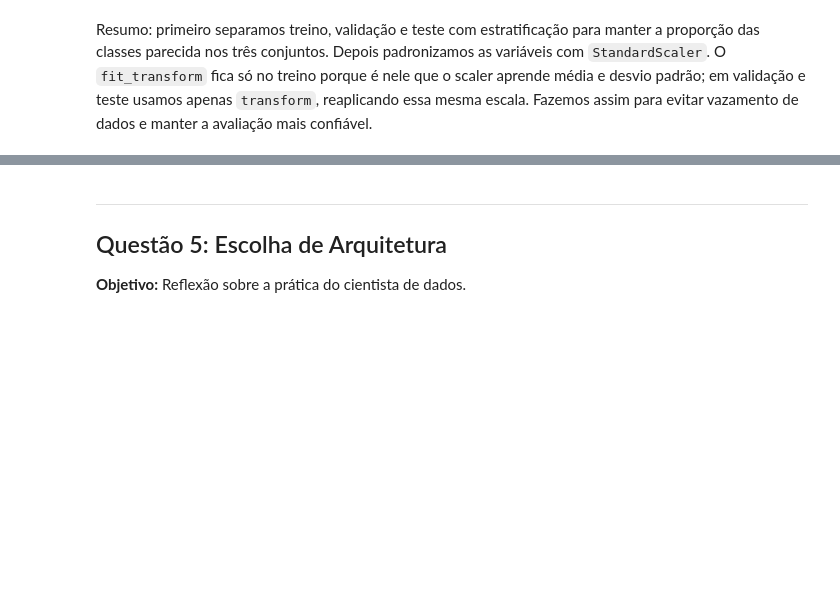
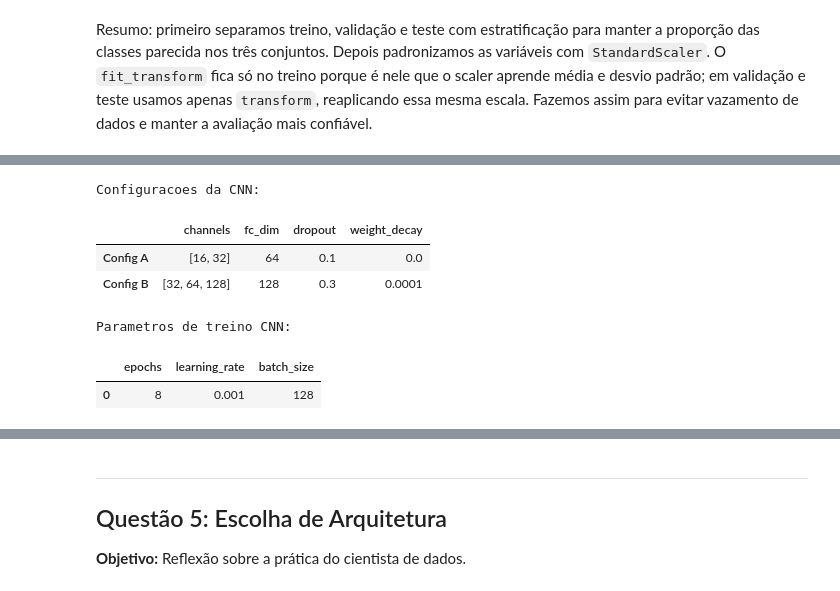
Before and after one commit to Vitorfol/Neural-Networks, a Jupyter notebook: notebook.ipynb, the cells around one changed output, grey strips where cells are left out. Cells and saved outputs as stored; diff of their text form; code cells hidden in the pictures; blank space fills up the shorter version.

```diff
--- a/notebook.ipynb
+++ b/notebook.ipynb
@@ -423,0 +538,66 @@ pass
+# %%
+num_classes = 10
+input_channels = 1
+
+cnn_train_params = {
+    'epochs': 8,
+    'learning_rate': 1e-3,
+    'batch_size': batch_size,
+}
+
+cnn_configs = {
+    'Config A': {
+        'channels': [16, 32],
+        'fc_dim': 64,
+        'dropout': 0.1,
+        'weight_decay': 0.0,
+    },
+    'Config B': {
+        'channels': [32, 64, 128],
+        'fc_dim': 128,
+        'dropout': 0.3,
+        'weight_decay': 1e-4,
+    }
+}
+
+class CNNModel(nn.Module):
+    def __init__(self, channels, fc_dim, dropout=0.0, num_classes=10):
+        super().__init__()
+
+        conv_blocks = []
+        in_ch = 1
+        for out_ch in channels:
+            conv_blocks.append(nn.Conv2d(in_ch, out_ch, kernel_size=3, padding=1))
+            conv_blocks.append(nn.ReLU())
+            conv_blocks.append(nn.MaxPool2d(2))
+            in_ch = out_ch
+        self.features = nn.Sequential(*conv_blocks)
+
+        self.gap = nn.AdaptiveAvgPool2d((4, 4))
+
+        self.classifier = nn.Sequential(
+            nn.Flatten(),
+            nn.Linear(channels[-1] * 4 * 4, fc_dim),
+            nn.ReLU(),
+            nn.Dropout(dropout),
+            nn.Linear(fc_dim, num_classes),
+        )
+
+    def forward(self, x):
+        x = self.features(x)
+        x = self.gap(x)
+        x = self.classifier(x)
+        return x
+
+print('Configuracoes da CNN:')
+display(pd.DataFrame(cnn_configs).T)
+print('Parametros de treino CNN:')
+display(pd.DataFrame([cnn_train_params]))
+# %% [output]
+Configuracoes da CNN:
+|  | channels | fc_dim | dropout | weight_decay |
+| Config A | [16, 32] | 64 | 0.1 | 0.0 |
+| Config B | [32, 64, 128] | 128 | 0.3 | 0.0001 |
+Parametros de treino CNN:
+|  | epochs | learning_rate | batch_size |
+| 0 | 8 | 0.001 | 128 |
```
Also changed, not shown: parts of 63 cells of this notebook, 2 other files.
